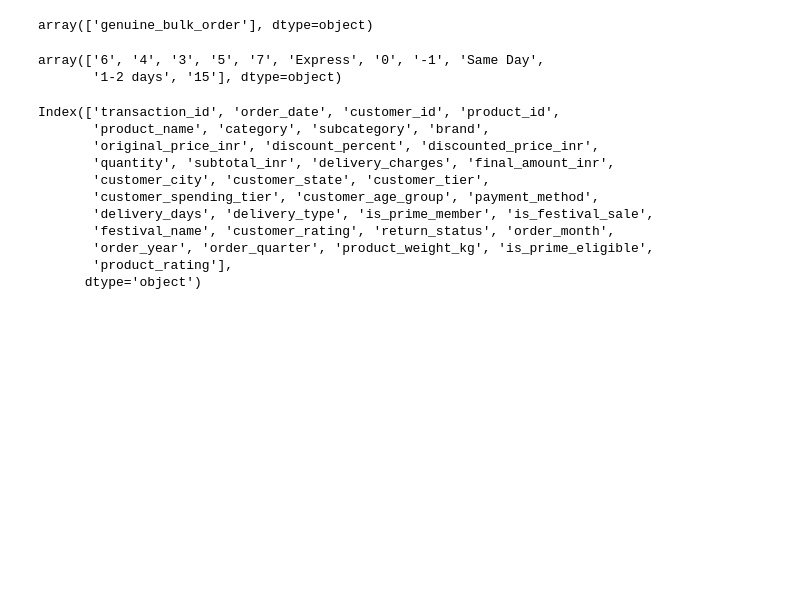
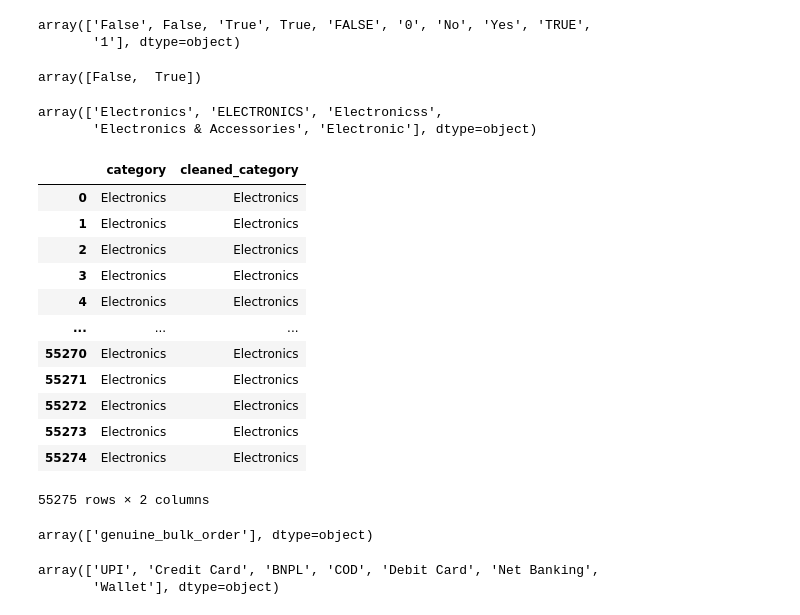
Before and after one commit to harishgundapuUD/Amazon_Sales_Analysis, a Jupyter notebook: data_cleaning/checking_data_cleaning_code.ipynb, the cells around one changed output. Cells and saved outputs as stored; diff of their text form; code cells hidden in the pictures; blank space fills up the shorter version.

```diff
--- a/data_cleaning/checking_data_cleaning_code.ipynb
+++ b/data_cleaning/checking_data_cleaning_code.ipynb
@@ -720,10 +695,40 @@ df.to_csv(r"C:\Users\haris\OneDrive\Desktop\Guvi\Projects\Amazon_Sales_Analysis\
+# %%
+pd.unique(df[["is_prime_member", "cleaned_is_prime_member", "is_prime_eligible", "cleaned_is_prime_eligible", "is_festival_sale", "cleaned_is_festival_sale"]].values.ravel())
+# %% [output]
+array(['False', False, 'True', True, 'FALSE', '0', 'No', 'Yes', 'TRUE',
+       '1'], dtype=object)
+# %%
+pd.unique(df[["cleaned_is_prime_member", "cleaned_is_prime_eligible", "cleaned_is_festival_sale"]].values.ravel())
+# %% [output]
+array([False,  True])
+# %%
+df["category"].unique()
+# %% [output]
+array(['Electronics', 'ELECTRONICS', 'Electronicss',
+       'Electronics & Accessories', 'Electronic'], dtype=object)
+# %%
+df[["category", "cleaned_category"]]
+# %% [output]
+|  | category | cleaned_category |
+| 0 | Electronics | Electronics |
+| 1 | Electronics | Electronics |
+| 2 | Electronics | Electronics |
+| 3 | Electronics | Electronics |
+| 4 | Electronics | Electronics |
+| ... | ... | ... |
+| 55270 | Electronics | Electronics |
+| 55271 | Electronics | Electronics |
+| 55272 | Electronics | Electronics |
+| 55273 | Electronics | Electronics |
+| 55274 | Electronics | Electronics |
+55275 rows × 2 columns
 # %%
 df["duplicate_type"].unique()
 # %% [output]
 array(['genuine_bulk_order'], dtype=object)
 # %%
-df["delivery_days"].unique()
+df["payment_method"].unique()
 # %% [output]
-array(['6', '4', '3', '5', '7', 'Express', '0', '-1', 'Same Day',
-       '1-2 days', '15'], dtype=object)
+array(['UPI', 'Credit Card', 'BNPL', 'COD', 'Debit Card', 'Net Banking',
+       'Wallet'], dtype=object)
 # %%
@@ -731,14 +735,0 @@ df = pd.read_csv(r"C:\Users\haris\OneDrive\Desktop\Guvi\Projects\Amazon_Sales_An
-# %%
-df.columns
-# %% [output]
-Index(['transaction_id', 'order_date', 'customer_id', 'product_id',
-       'product_name', 'category', 'subcategory', 'brand',
-       'original_price_inr', 'discount_percent', 'discounted_price_inr',
-       'quantity', 'subtotal_inr', 'delivery_charges', 'final_amount_inr',
-       'customer_city', 'customer_state', 'customer_tier',
-       'customer_spending_tier', 'customer_age_group', 'payment_method',
-       'delivery_days', 'delivery_type', 'is_prime_member', 'is_festival_sale',
-       'festival_name', 'customer_rating', 'return_status', 'order_month',
-       'order_year', 'order_quarter', 'product_weight_kg', 'is_prime_eligible',
-       'product_rating'],
-      dtype='object')
```
Also changed, not shown: parts of 8 cells of this notebook, 27 other files.
